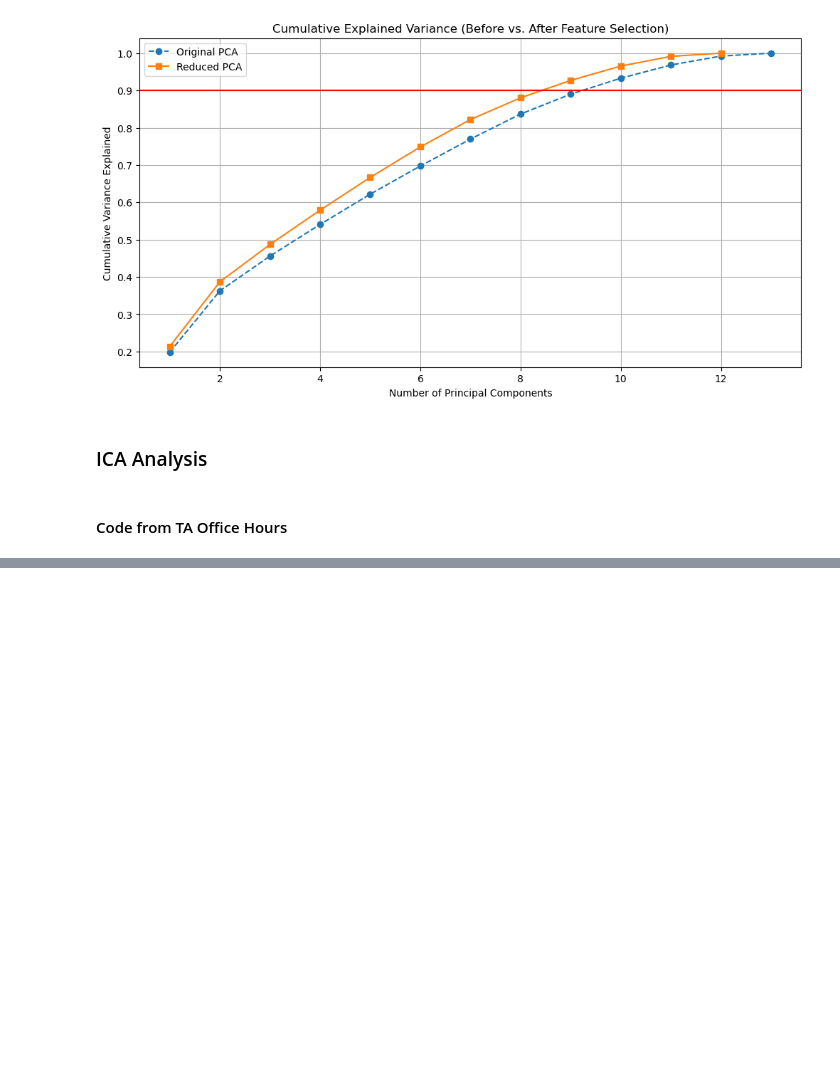
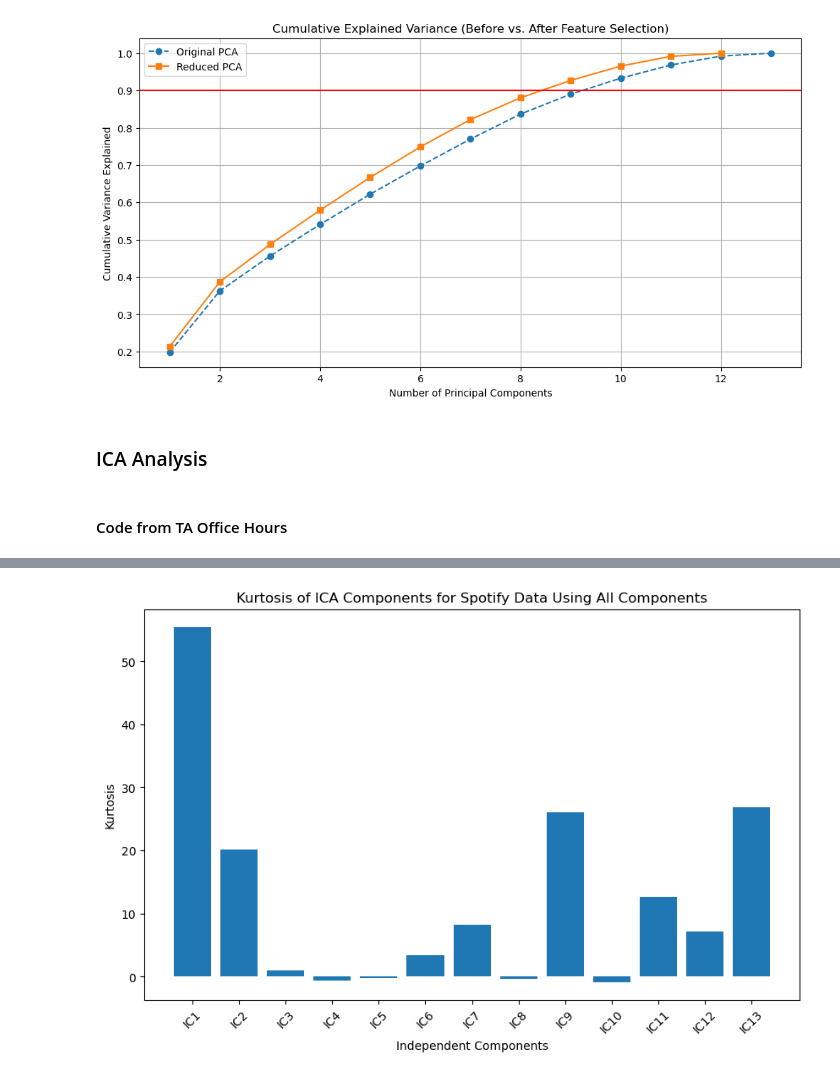
Before and after one commit to nico-medellin/Studying-the-Effects-of-Clustering-and-Dimension-Reduction-on-Neural-Network-Performance, a Jupyter notebook: Component_Analysis.ipynb, the cells around one changed output, grey strips where cells are left out. Cells and saved outputs as stored; diff of their text form; code cells hidden in the pictures; blank space fills up the shorter version.

```diff
--- a/Component_Analysis.ipynb
+++ b/Component_Analysis.ipynb
@@ -352,0 +359,46 @@ plt.show()
+# %%
+# Load the dataset
+file_path = "Input_data/cleaned_spotify_data.csv"
+spotify_df = pd.read_csv(file_path)
+
+# Selecting the specified features
+selected_features = [
+    'bpm', 'danceability_%', 'valence_%', 'energy_%', 'acousticness_%',
+    'instrumentalness_%', 'liveness_%', 'speechiness_%', 'in_spotify_playlists',
+    'in_deezer_playlists', 'in_apple_playlists', 'artist_count', 'released_year'
+]
+
+spotify_selected_df = spotify_df[selected_features].dropna()  # Dropping missing values
+
+# Standardizing the features
+scaler = StandardScaler()
+spotify_scaled_df = scaler.fit_transform(spotify_selected_df)
+
+# Split into training and test sets
+spotify_full_ICA_train, spotify_full_ICA_test = train_test_split(spotify_scaled_df, test_size=0.2, random_state=30)
+
+# Applying ICA
+n_components = min(spotify_full_ICA_train.shape[0], spotify_full_ICA_train.shape[1])  # Ensuring we do not exceed dimensions
+# spotify_full_ica = FastICA(n_components=n_components, random_state=30)
+spotify_full_ica = FastICA(random_state=30)
+
+spotify_full_ica_df = spotify_full_ica.fit_transform(spotify_full_ICA_train)
+
+# Convert to DataFrame
+spotify_full_ica_df = pd.DataFrame(spotify_full_ica_df, columns=[f'IC{i+1}' for i in range(n_components)])
+
+
+# Compute kurtosis for each independent component
+kurtosis_values = spotify_full_ica_df.apply(stats.kurtosis)
+# %%
+
+# Plot kurtosis values
+plt.figure(figsize=(10, 6))
+plt.bar(kurtosis_values.index, kurtosis_values.values)
+plt.xlabel("Independent Components")
+plt.ylabel("Kurtosis")
+plt.title("Kurtosis of ICA Components for Spotify Data Using All Components")
+plt.xticks(rotation=45)
+plt.show()
+# %% [output]
+[figure, added]
```
Also changed, not shown: parts of 7 cells of this notebook.
